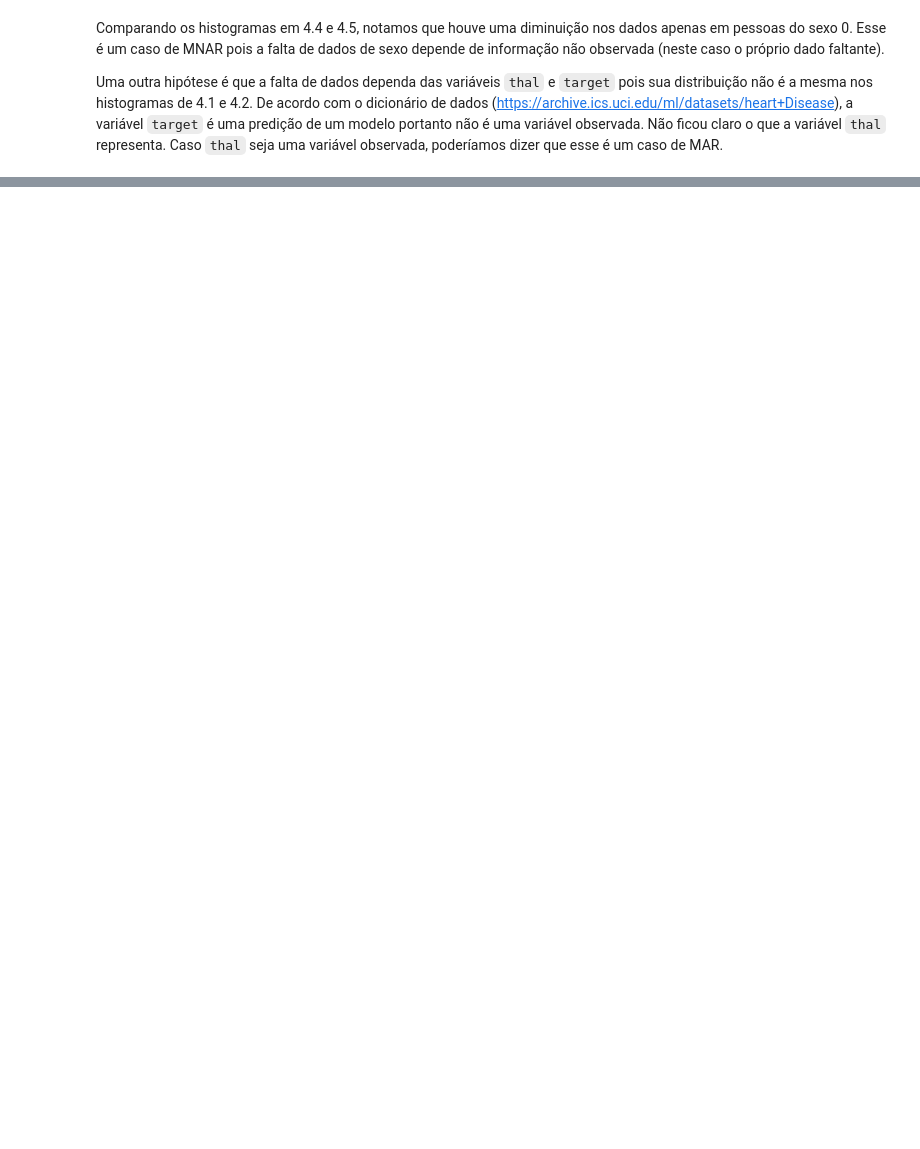
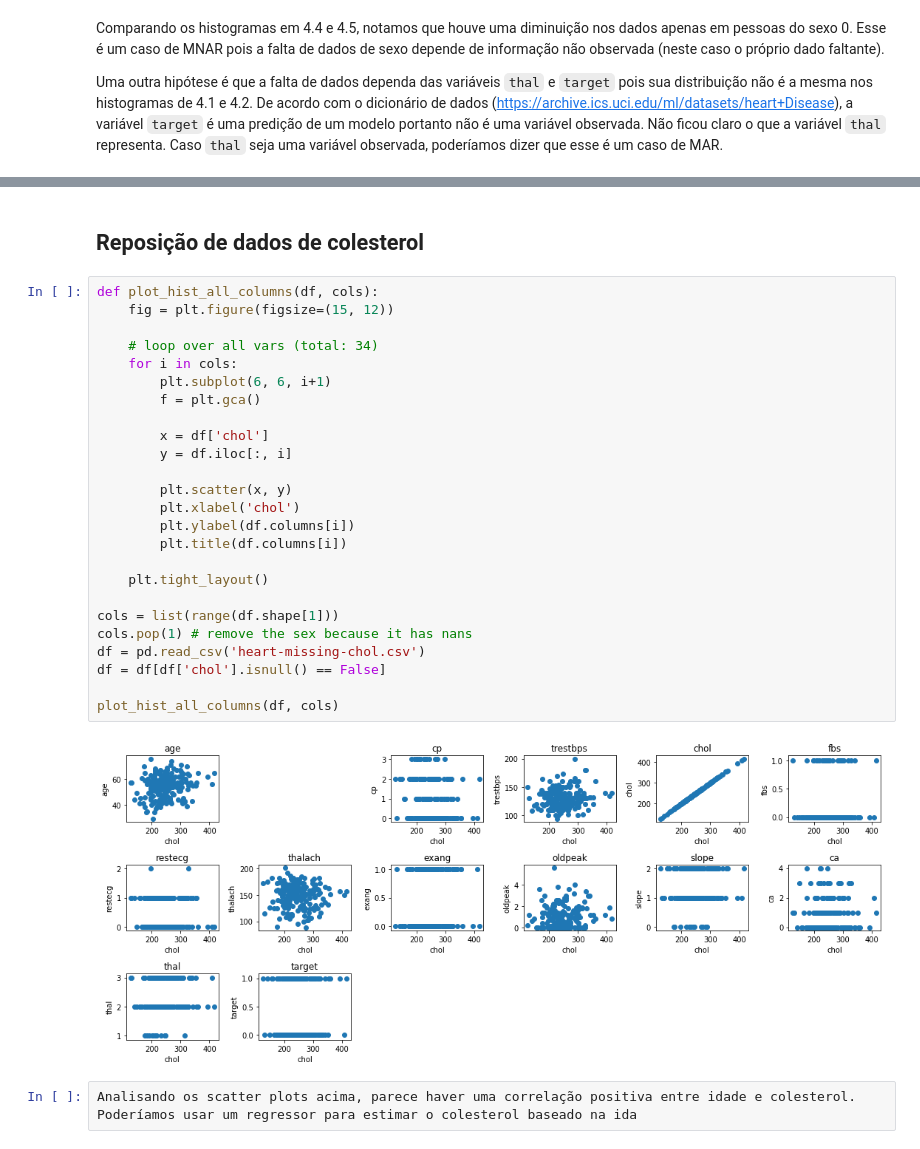
Before and after one commit to edgartanaka/mo826, a Jupyter notebook: L2/Lab2.ipynb, the cells around one changed output, grey strips where cells are left out. Saved outputs shown, nothing was run; the diff lists cells and outputs as text; blank space fills up the shorter version.

```diff
--- a/L2/Lab2.ipynb
+++ b/L2/Lab2.ipynb
@@ -189,0 +319,32 @@ Uma outra hipótese é que a falta de dados dependa das variáveis `thal` e `tar
+# %% [markdown]
+## Reposição de dados de colesterol
+# %%
+def plot_hist_all_columns(df, cols):
+    fig = plt.figure(figsize=(15, 12))
+
+    # loop over all vars (total: 34)
+    for i in cols:
+        plt.subplot(6, 6, i+1)
+        f = plt.gca()
+
+        x = df['chol']
+        y = df.iloc[:, i]
+
+        plt.scatter(x, y)
+        plt.xlabel('chol')
+        plt.ylabel(df.columns[i])
+        plt.title(df.columns[i])
+
+    plt.tight_layout()
+
+cols = list(range(df.shape[1]))
+cols.pop(1) # remove the sex because it has nans
+df = pd.read_csv('heart-missing-chol.csv')
+df = df[df['chol'].isnull() == False]
+
+plot_hist_all_columns(df, cols)
+# %% [output]
+[figure, added]
+# %%
+Analisando os scatter plots acima, parece haver uma correlação positiva entre idade e colesterol.
+Poderíamos usar um regressor para estimar o colesterol baseado na ida
```
Also changed, not shown: parts of 19 cells of this notebook.
